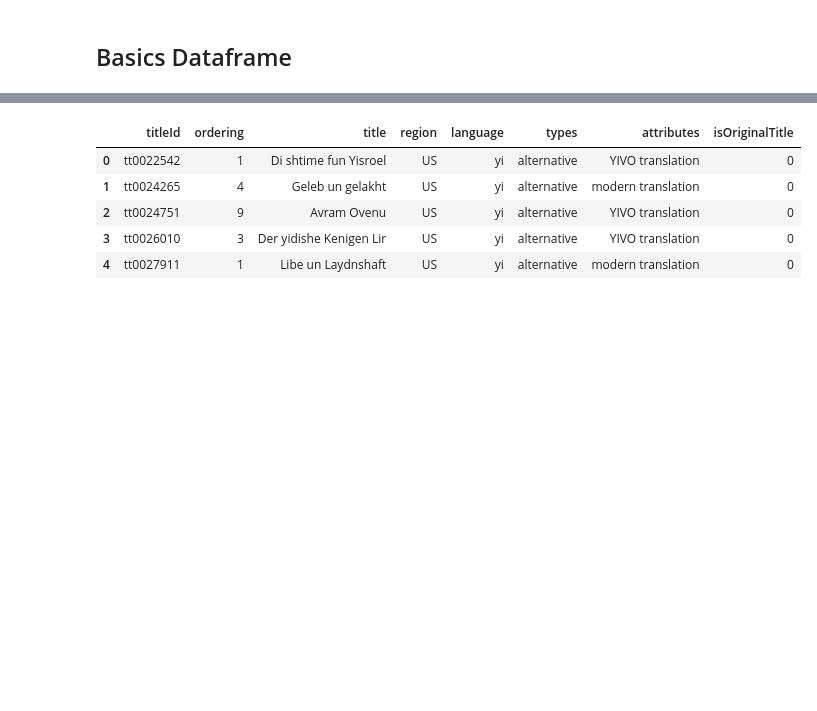
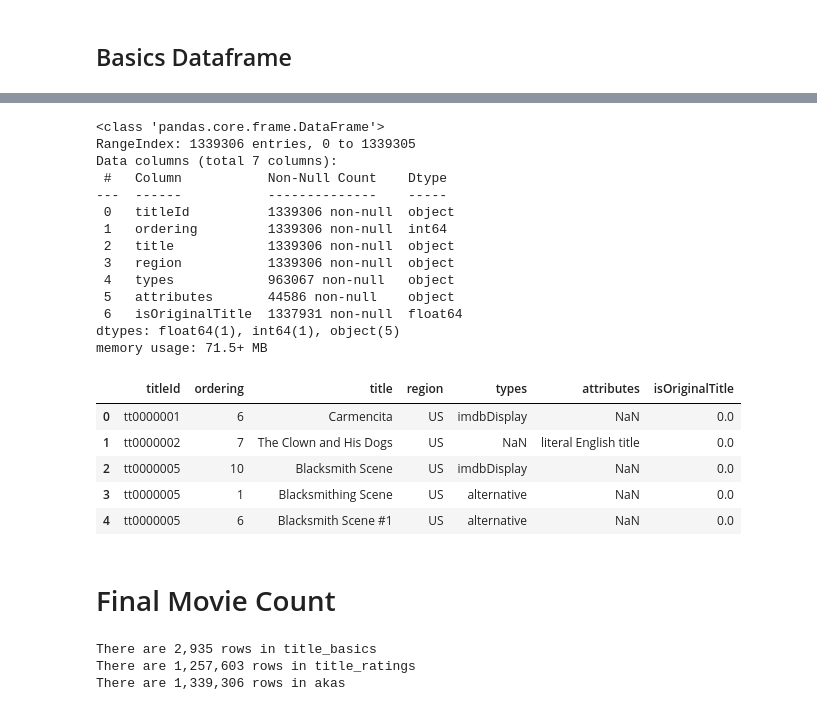
Before and after one commit to cole-beach/IMDB-Project, a Jupyter notebook: IMDB-Project.ipynb, the cells around one changed output, grey strips where cells are left out. Drawn from its saved outputs; the diff is of its cells as text; code cells hidden in the pictures; blank space fills up the shorter version.

```diff
--- a/IMDB-Project.ipynb
+++ b/IMDB-Project.ipynb
@@ -148,0 +255,4 @@ basics
+# %%
+## The AKAs file has the information on country where it released and language
+akas = akas[(akas['region'] == 'US')]
+akas
@@ -148,0 +287,3 @@ basics
+# %%
+akas.drop(columns='language',inplace=True)
+akas.head()
@@ -171,11 +403,36 @@ ratings.head()
 # %%
-akas.to_csv("Data/title_akas.csv.gz",compression='gzip',index=False)
-akas = pd.read_csv("Data/title_akas.csv.gz", low_memory = False)
+akas.to_csv("Data/title_akas_cleaned.csv.gz",compression='gzip',index=False)
+akas = pd.read_csv("Data/title_akas_cleaned.csv.gz", low_memory = False)
+akas.info()
 akas.head()
 # %% [output]
+<class 'pandas.core.frame.DataFrame'>
+RangeIndex: 1339306 entries, 0 to 1339305
+Data columns (total 7 columns):
+ #   Column           Non-Null Count    Dtype
+---  ------           --------------    -----
+ 0   titleId          1339306 non-null  object
+ 1   ordering         1339306 non-null  int64
+ 2   title            1339306 non-null  object
+ 3   region           1339306 non-null  object
+ 4   types            963067 non-null   object
+ 5   attributes       44586 non-null    object
+ 6   isOriginalTitle  1337931 non-null  float64
+dtypes: float64(1), int64(1), object(5)
+memory usage: 71.5+ MB
-|  | titleId | ordering | title | region | language | types | attributes | isOriginalTitle |
-| 0 | tt0022542 | 1 | Di shtime fun Yisroel | US | yi | alternative | YIVO translation | 0 |
-| 1 | tt0024265 | 4 | Geleb un gelakht | US | yi | alternative | modern translation | 0 |
-| 2 | tt0024751 | 9 | Avram Ovenu | US | yi | alternative | YIVO translation | 0 |
-| 3 | tt0026010 | 3 | Der yidishe Kenigen Lir | US | yi | alternative | YIVO translation | 0 |
-| 4 | tt0027911 | 1 | Libe un Laydnshaft | US | yi | alternative | modern translation | 0 |
+|  | titleId | ordering | title | region | types | attributes | isOriginalTitle |
+| 0 | tt0000001 | 6 | Carmencita | US | imdbDisplay | NaN | 0.0 |
+| 1 | tt0000002 | 7 | The Clown and His Dogs | US | NaN | literal English title | 0.0 |
+| 2 | tt0000005 | 10 | Blacksmith Scene | US | imdbDisplay | NaN | 0.0 |
+| 3 | tt0000005 | 1 | Blacksmithing Scene | US | alternative | NaN | 0.0 |
+| 4 | tt0000005 | 6 | Blacksmith Scene #1 | US | alternative | NaN | 0.0 |
+# %% [markdown]
+# Final Movie Count
+# %%
+print(f"There are {len(basics):,} rows in title_basics")
+print(f"There are {len(ratings):,} rows in title_ratings")
+print(f"There are {len(akas):,} rows in akas")
+# %% [output]
+There are 2,935 rows in title_basics
+There are 1,257,603 rows in title_ratings
+There are 1,339,306 rows in akas
```
Also changed, not shown: parts of 44 cells of this notebook, 3 other files.
